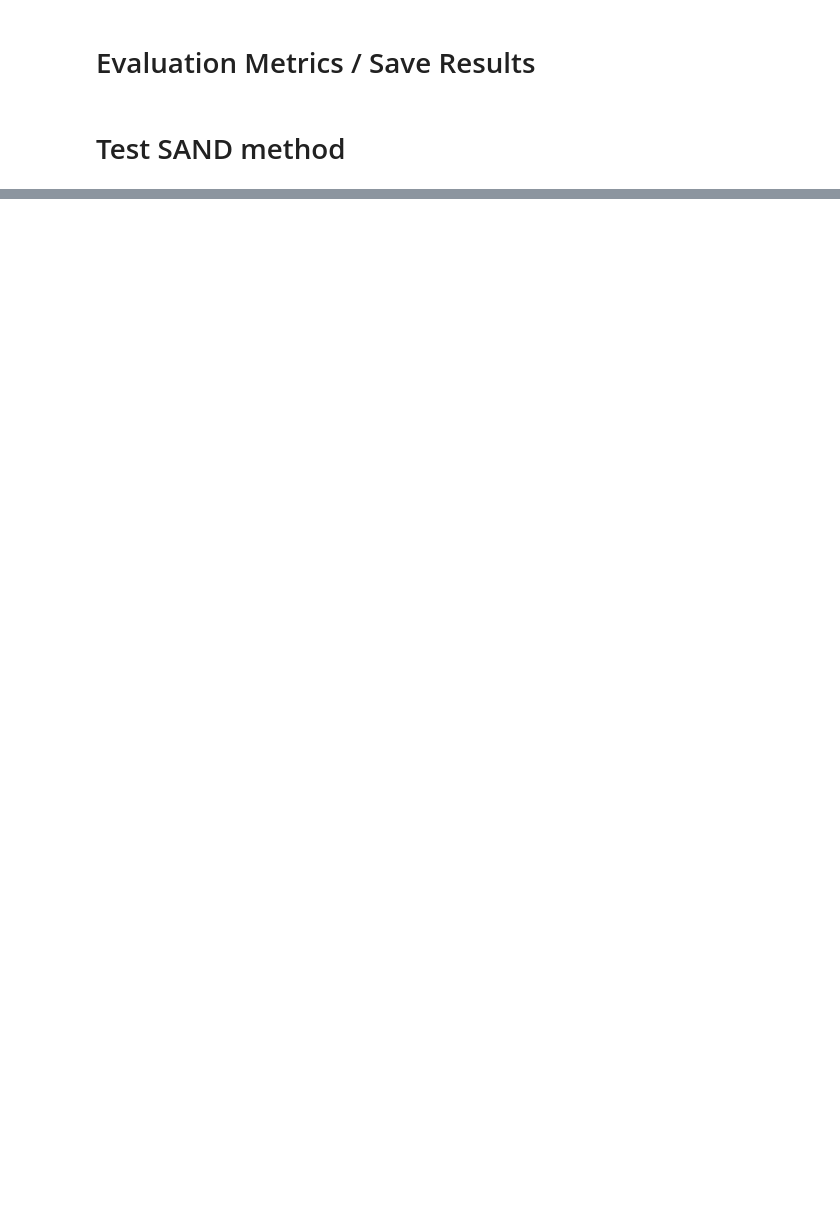
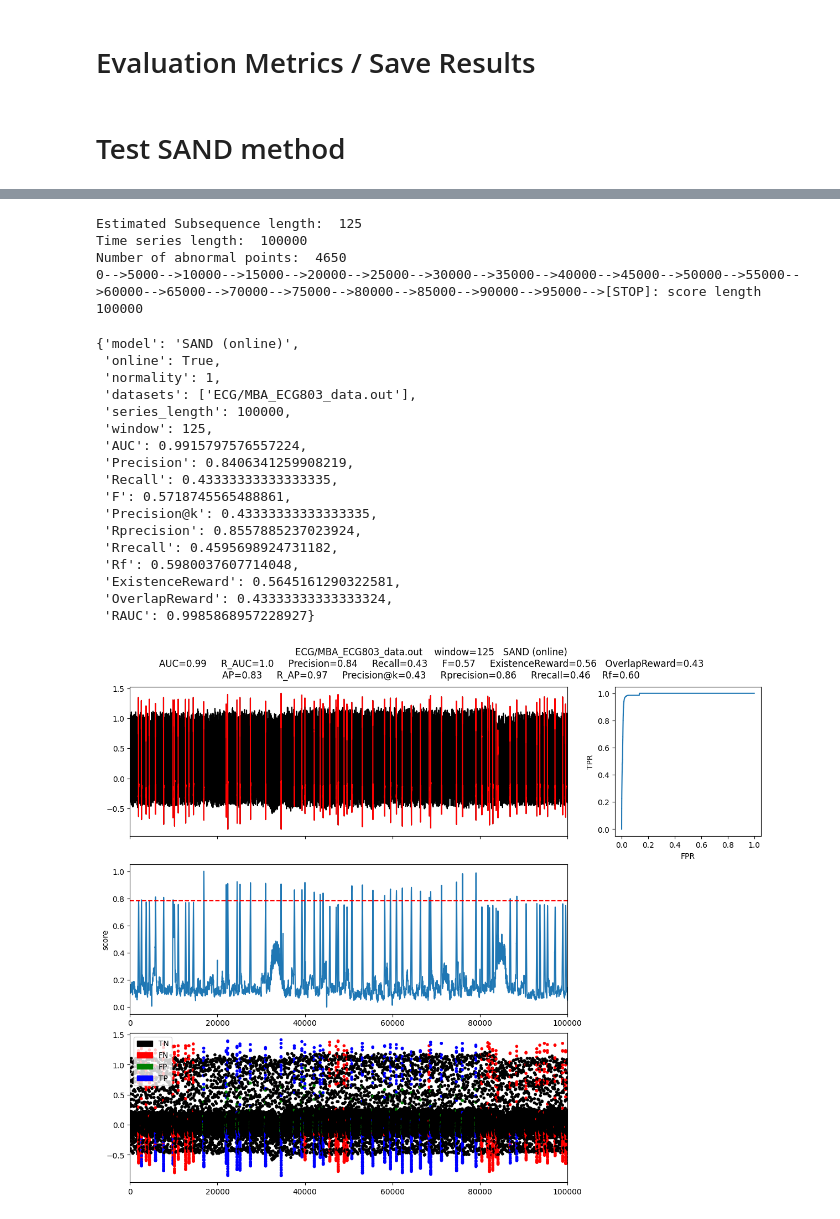
Before and after one commit to ChristinaK97/StreamingTimeSeriesAnomalyDetection, a Jupyter notebook: StreamingAnomalyDetectionNotebook.ipynb, the cells around one changed output, grey strips where cells are left out. Drawn from its saved outputs; the diff is of its cells as text; code cells hidden in the pictures; blank space fills up the shorter version.

````diff
--- a/StreamingAnomalyDetectionNotebook.ipynb
+++ b/StreamingAnomalyDetectionNotebook.ipynb
@@ -180,9 +212,0 @@ Number of abnormal points:  1397
-# %%
-name = "hhvehbh"
-modelName='SAND (online)'
-clf = SAND(pattern_length = slidingWindow, subsequence_length = 4*(slidingWindow))
-x = data
-clf.fit(x, online=True, alpha=0.5, init_length=5000, batch_size=5000, verbose=True, overlaping_rate=int(4*slidingWindow))
-score = clf.decision_scores_
-score = MinMaxScaler(feature_range=(0,1)).fit_transform(score.reshape(-1,1)).ravel()
-plotFig(data, label, score, slidingWindow, fileName=name, modelName=modelName)
@@ -212,2 +213,56 @@ gather_results(modelName, True, label, score, slidingWindow, filepaths, normalit
+# %%
+
+def SAND_model(df: pd.DataFrame, filenames: List[str], normality: int):
+
+    name = "_".join(filenames)
+    modelName='SAND (online)'
+
+    # process data
+    data = df[0]
+    label = df[1]
+    slidingWindow = find_length(data)
+
+    print("Estimated Subsequence length: ",slidingWindow)
+    print("Time series length: ",len(data))
+    print("Number of abnormal points: ",list(label).count(1))
+
+    # train model
+    clf = SAND(pattern_length = slidingWindow, subsequence_length = 4*(slidingWindow))
+    x = data
+    clf.fit(x, online=True, alpha=0.5, init_length=5000, batch_size=5000, verbose=True, overlaping_rate=int(4*slidingWindow))
+
+    # test
+    score = clf.decision_scores_
+    score = MinMaxScaler(feature_range=(0,1)).fit_transform(score.reshape(-1,1)).ravel()
+    # ! add ```plt.show()``` to utils/slidingWindow.py/plotFig to display plots
+    plotFig(data, label, score, slidingWindow, fileName=name, modelName=modelName)
+
+    # save results
+    return gather_results(modelName, True, label, score, slidingWindow, filenames, normality)
+# %%
+SAND_model(df, filenames, normality)
+# %% [output]
+Estimated Subsequence length:  125
+Time series length:  100000
+Number of abnormal points:  4650
+0-->5000-->10000-->15000-->20000-->25000-->30000-->35000-->40000-->45000-->50000-->55000-->60000-->65000-->70000-->75000-->80000-->85000-->90000-->95000-->[STOP]: score length 100000
+{'model': 'SAND (online)',
+ 'online': True,
+ 'normality': 1,
+ 'datasets': ['ECG/MBA_ECG803_data.out'],
+ 'series_length': 100000,
+ 'window': 125,
+ 'AUC': 0.9915797576557224,
+ 'Precision': 0.8406341259908219,
+ 'Recall': 0.43333333333333335,
+ 'F': 0.5718745565488861,
+ 'Precision@k': 0.43333333333333335,
+ 'Rprecision': 0.8557885237023924,
+ 'Rrecall': 0.4595698924731182,
+ 'Rf': 0.5980037607714048,
+ 'ExistenceReward': 0.5645161290322581,
+ 'OverlapReward': 0.43333333333333324,
+ 'RAUC': 0.9985868957228927}
+[figure, added]
 # %% [markdown]
 <h1>Test EncDec-AD </h1>
````
Also changed, not shown: parts of 19 cells of this notebook, 1 other file.
